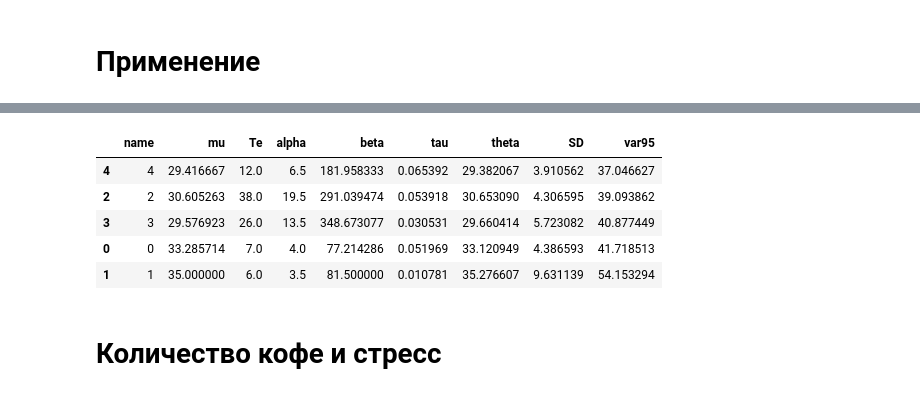
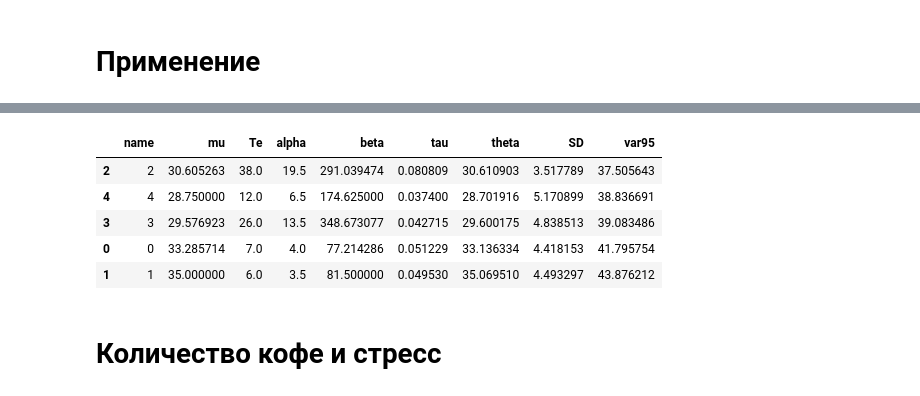
Before and after one commit to ksetdekov/trip_choice_optimizer, a Jupyter notebook: coffee-amount-optimization.ipynb, the cells around one changed output, grey strips where cells are left out. Drawn from its saved outputs; the diff is of its cells as text; code cells hidden in the pictures.

```diff
--- a/coffee-amount-optimization.ipynb
+++ b/coffee-amount-optimization.ipynb
@@ -228,7 +228,8 @@ events = {
     datetime(2025, 2, 9): (2, 33),
     datetime(2025, 2, 10): (3, 35),
     datetime(2025, 2, 11): (3, 33),
-    datetime(2025, 2, 12): (2, 35)
+    datetime(2025, 2, 12): (2, 35),
+    datetime(2025, 2, 13): (4, 26)
 }
 
 oldest_ok = max(events)-timedelta(days=91)
@@ -241,9 +242,9 @@ cups.process_events(events, days=91)
 |  | name | mu | Te | alpha | beta | tau | theta | SD | var95 |
-| 4 | 4 | 29.416667 | 12.0 | 6.5 | 181.958333 | 0.065392 | 29.382067 | 3.910562 | 37.046627 |
-| 2 | 2 | 30.605263 | 38.0 | 19.5 | 291.039474 | 0.053918 | 30.653090 | 4.306595 | 39.093862 |
-| 3 | 3 | 29.576923 | 26.0 | 13.5 | 348.673077 | 0.030531 | 29.660414 | 5.723082 | 40.877449 |
-| 0 | 0 | 33.285714 | 7.0 | 4.0 | 77.214286 | 0.051969 | 33.120949 | 4.386593 | 41.718513 |
-| 1 | 1 | 35.000000 | 6.0 | 3.5 | 81.500000 | 0.010781 | 35.276607 | 9.631139 | 54.153294 |
+| 2 | 2 | 30.605263 | 38.0 | 19.5 | 291.039474 | 0.080809 | 30.610903 | 3.517789 | 37.505643 |
+| 4 | 4 | 28.750000 | 12.0 | 6.5 | 174.625000 | 0.037400 | 28.701916 | 5.170899 | 38.836691 |
+| 3 | 3 | 29.576923 | 26.0 | 13.5 | 348.673077 | 0.042715 | 29.600175 | 4.838513 | 39.083486 |
+| 0 | 0 | 33.285714 | 7.0 | 4.0 | 77.214286 | 0.051229 | 33.136334 | 4.418153 | 41.795754 |
+| 1 | 1 | 35.000000 | 6.0 | 3.5 | 81.500000 | 0.049530 | 35.069510 | 4.493297 | 43.876212 |
 # %% [markdown]
 # Количество кофе и стресс
 # %%
```
Also changed, not shown: parts of 6 cells of this notebook.
